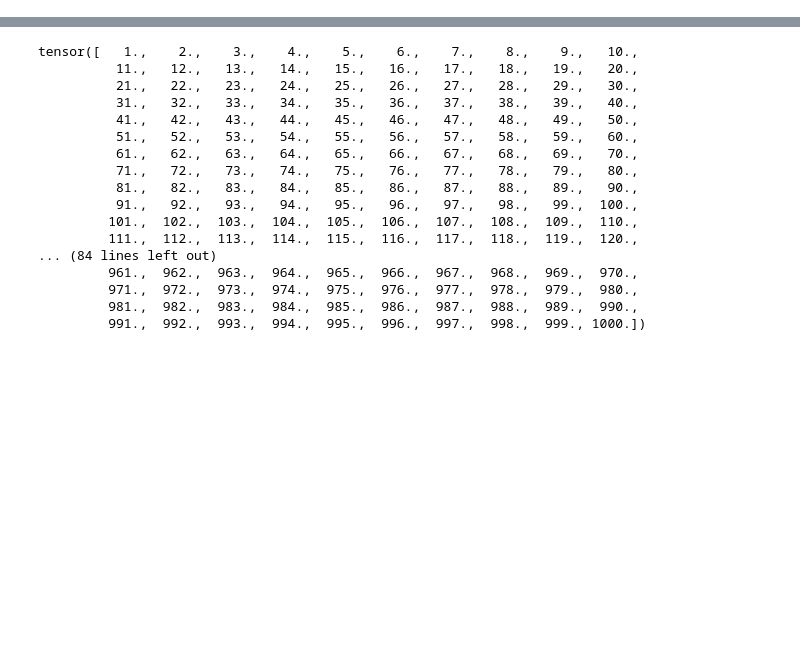
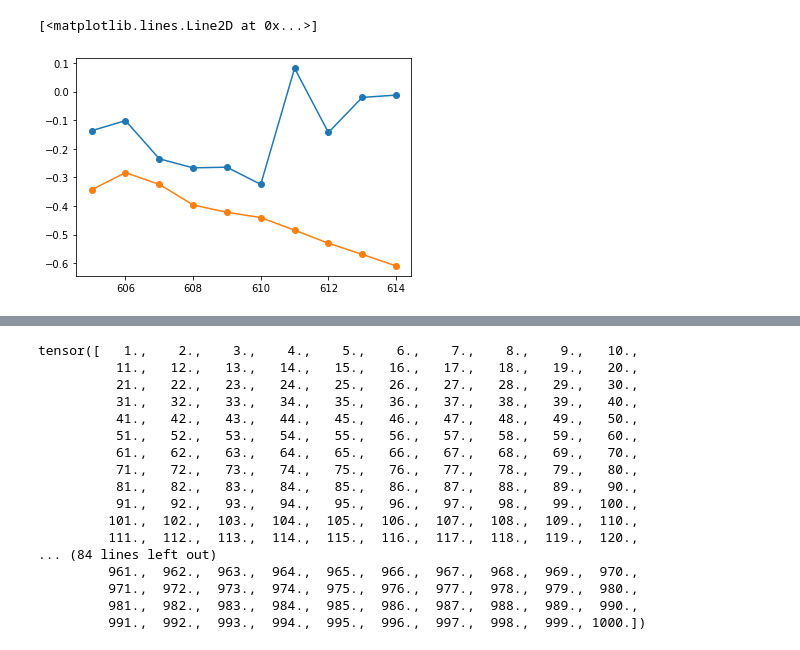
Before and after one commit to 719792323/Pytorch, a Jupyter notebook: 3_内容模块/8_循环网络/1_基础内容.ipynb, the cells around one changed output, grey strips where cells are left out. Saved outputs shown, nothing was run; the diff lists cells and outputs as text; code cells hidden in the pictures; blank space fills up the shorter version.

```diff
--- a/3_内容模块/8_循环网络/1_基础内容.ipynb
+++ b/3_内容模块/8_循环网络/1_基础内容.ipynb
@@ -5,0 +240,8 @@ from torch.utils import data
+# %%
+# 605-608较为符合
+plt.plot(time[n_train + tau:n_train + tau + 10], x[n_train + tau:n_train + tau + 10], marker="o")
+plt.plot(time[n_train + tau:n_train + tau + 10], multistep_preds.reshape(-1).detach()[n_train + tau:n_train + tau + 10],
+         marker="o")
+# %% [output]
+[<matplotlib.lines.Line2D at 0x...>]
+[figure, added]
```
Also changed, not shown: parts of 20 cells of this notebook, 1 other file.
